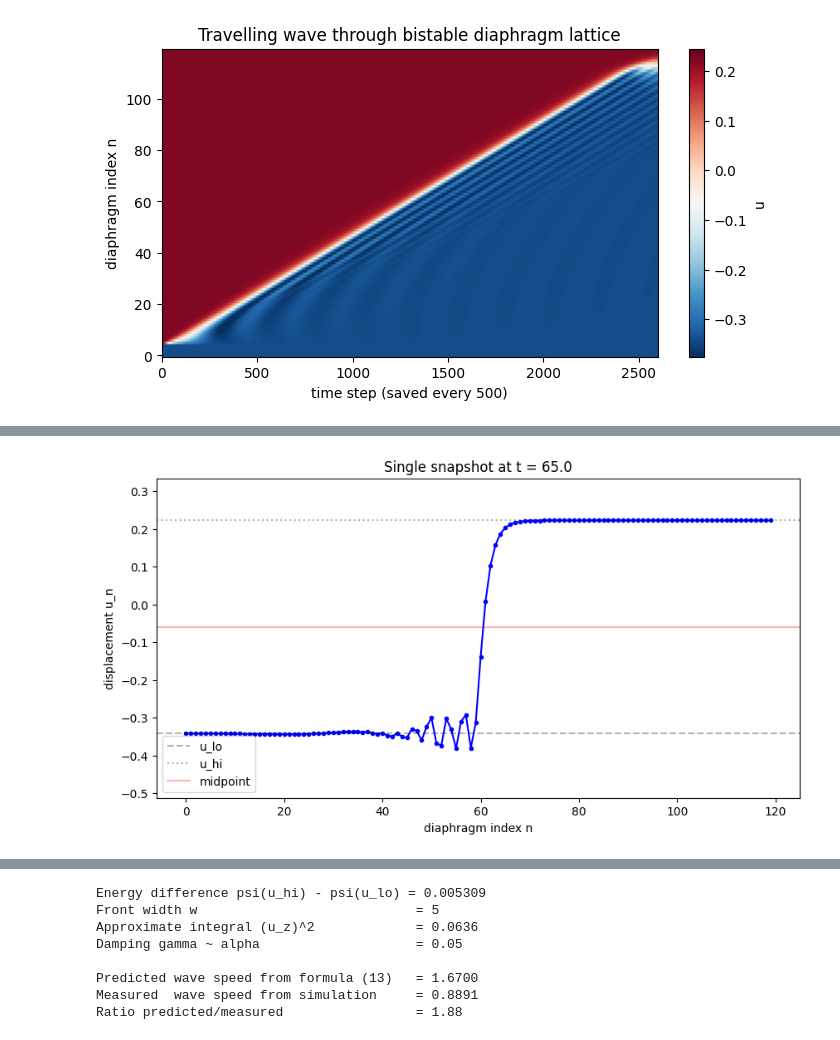
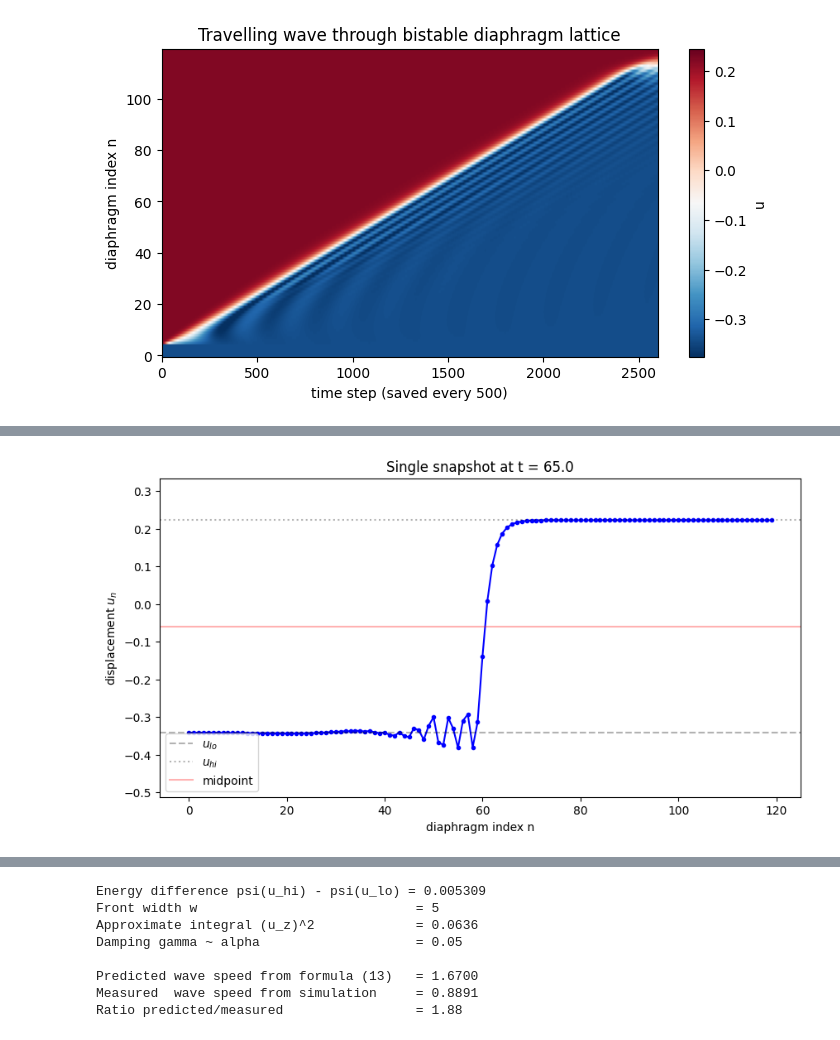
Before and after one commit to Stephang217/1D_Diaghphragms_Fluid_Model, a Jupyter notebook: diaphragm_metafluid.ipynb, the cells around one changed output, grey strips where cells are left out. Saved outputs shown, nothing was run; the diff lists cells and outputs as text; code cells hidden in the pictures.

```diff
--- a/diaphragm_metafluid.ipynb
+++ b/diaphragm_metafluid.ipynb
@@ -159,20 +397,28 @@ plt.show()
 # %%
-# Single zoomed snapshot to inspect front shape (for fitting w)
+# ── Single snapshot: inspect the kink profile ─────────────────────────────────
+# We take a snapshot from the middle of the run (not the beginning or end) because:
+#   - the beginning has transients from the trigger
+#   - the end has the front inside the sponge layer, which distorts the profile
+# The mid-run snapshot shows the clean steady kink shape in the bulk of the lattice.
+#
+# NOTE: cell 10 later runs `for snap in history:` which overwrites the variable `snap`
+# with the last frame.  Cells that need the mid-run profile (cells 12, 14) use
+# `history[len(history) // 2]` directly instead of relying on this `snap`.
 
-idx = len(history) // 2     # pick a snapshot in the steady-state regime
-snap = history[idx]
+idx  = len(history) // 2     # index of the mid-run frame
+snap = history[idx]           # snapshot at that frame
 n_array = np.arange(N)
 
 plt.figure(figsize=(10, 5))
 plt.plot(n_array, snap, 'b-', marker='o', markersize=3)
-plt.axhline(u_lo,                color='k', linestyle='--', alpha=0.3, label='u_lo')
-plt.axhline(u_hi,                color='k', linestyle=':',  alpha=0.3, label='u_hi')
-plt.axhline(0.5*(u_lo + u_hi),   color='r', linestyle='-',  alpha=0.3, label='midpoint')
+plt.axhline(u_lo,              color='k', linestyle='--', alpha=0.3, label='$u_{lo}$')
+plt.axhline(u_hi,              color='k', linestyle=':',  alpha=0.3, label='$u_{hi}$')
+plt.axhline(0.5*(u_lo + u_hi), color='r', linestyle='-',  alpha=0.3, label='midpoint')
 plt.xlabel('diaphragm index n')
-plt.ylabel('displacement u_n')
+plt.ylabel('displacement $u_n$')
 plt.title(f'Single snapshot at t = {idx*save_every*dt:.1f}')
 plt.ylim(u_lo*1.5, u_hi*1.5)
 plt.legend()
 plt.show()
 # %% [output]
-[figure, old version]
+[figure, new version]
```
Also changed, not shown: parts of 25 cells of this notebook.
